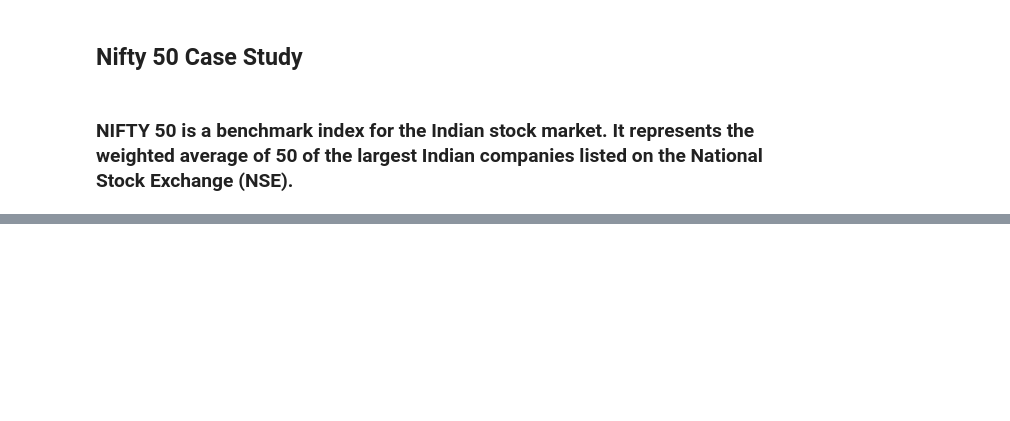
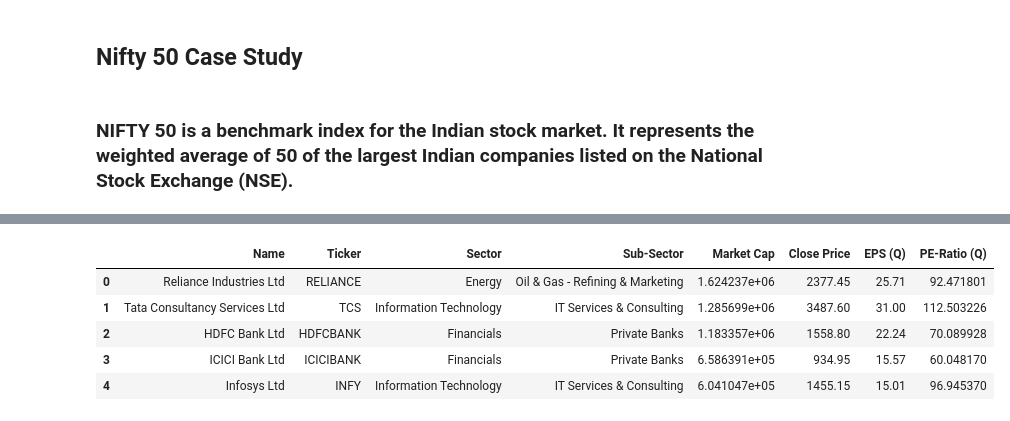
Before and after one commit to ajaym0211/Case_study, a Jupyter notebook: CS1_Nifty50.ipynb, the cells around one changed output, grey strips where cells are left out. Cells and saved outputs as stored; diff of their text form; code cells hidden in the pictures; blank space fills up the shorter version.

```diff
--- a/CS1_Nifty50.ipynb
+++ b/CS1_Nifty50.ipynb
@@ -10,0 +131,10 @@ import numpy as np
+# %%
+df['PE-Ratio (Q)'] = pe_ratio
+df.head()
+# %% [output]
+|  | Name | Ticker | Sector | Sub-Sector | Market Cap | Close Price | EPS (Q) | PE-Ratio (Q) |
+| 0 | Reliance Industries Ltd | RELIANCE | Energy | Oil & Gas - Refining & Marketing | 1.624237e+06 | 2377.45 | 25.71 | 92.471801 |
+| 1 | Tata Consultancy Services Ltd | TCS | Information Technology | IT Services & Consulting | 1.285699e+06 | 3487.60 | 31.00 | 112.503226 |
+| 2 | HDFC Bank Ltd | HDFCBANK | Financials | Private Banks | 1.183357e+06 | 1558.80 | 22.24 | 70.089928 |
+| 3 | ICICI Bank Ltd | ICICIBANK | Financials | Private Banks | 6.586391e+05 | 934.95 | 15.57 | 60.048170 |
+| 4 | Infosys Ltd | INFY | Information Technology | IT Services & Consulting | 6.041047e+05 | 1455.15 | 15.01 | 96.945370 |
```
Also changed, not shown: parts of 22 cells of this notebook.
